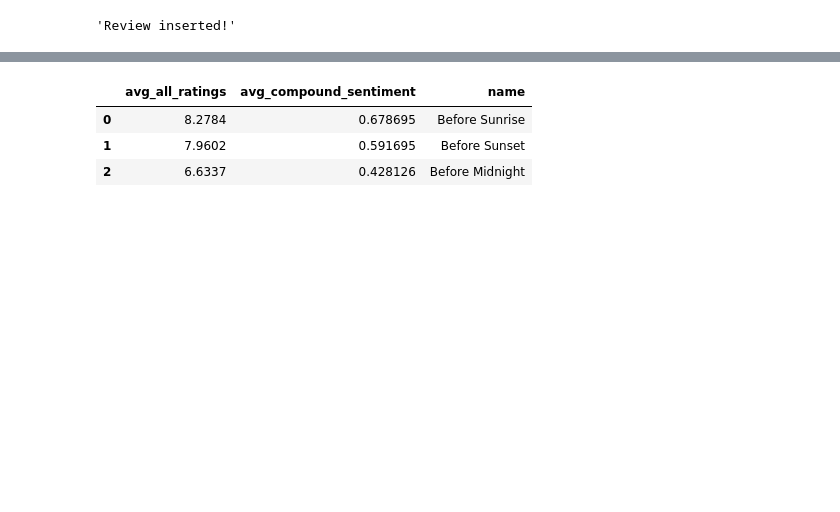
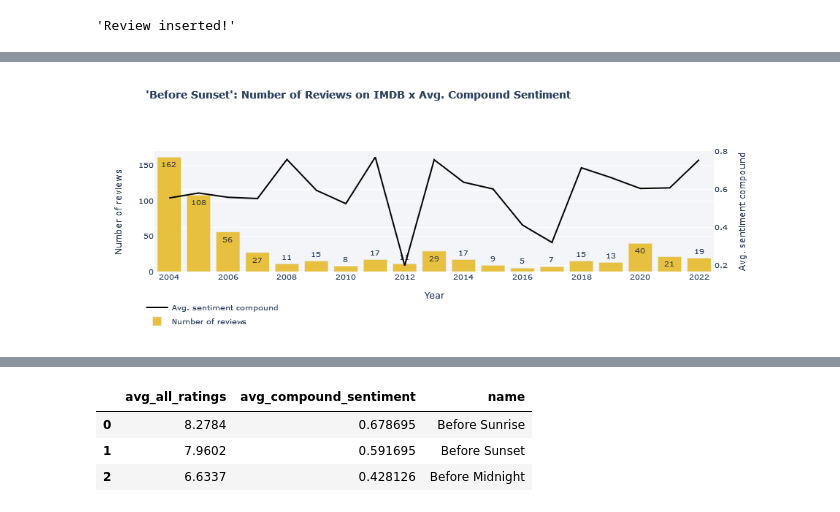
Before and after one commit to Maya-Souza/SQL-Database-and-Sentiment-Analysis-Before-Sunrise-Trilogy, a Jupyter notebook: requests_api + visualizations.ipynb, the cells around one changed output, grey strips where cells are left out. Saved outputs shown, nothing was run; the diff lists cells and outputs as text; code cells hidden in the pictures; blank space fills up the shorter version.

```diff
--- a/requests_api + visualizations.ipynb
+++ b/requests_api + visualizations.ipynb
@@ -38,7 +38,7 @@ res = requests.get(url)
 
 b_sunrise = pd.DataFrame(res.json())
 # %%
-url = 'http://127.0.0.1:9000/moviesinfo/Before Sunset'
+url = 'http://127.0.0.1:5000/moviesinfo/Before Sunset'
 
 res = requests.get(url)
 
@@ -74,3 +124,4 @@ avg_sentiment_per_year_sunset.add_bar(y = b_sunset['number_of_reviews'], x = b_s
 # %%
-avg_sentiment_per_year_sunset
+avg_sentiment_per_year_sunset= plot_sentiment_number_of_reviews(b_sunset)
+avg_sentiment_per_year_sunset.show()
 # %% [output]
@@ -77,0 +128 @@ avg_sentiment_per_year_sunset
+[figure, added]
```
Also changed, not shown: parts of 15 cells of this notebook.
